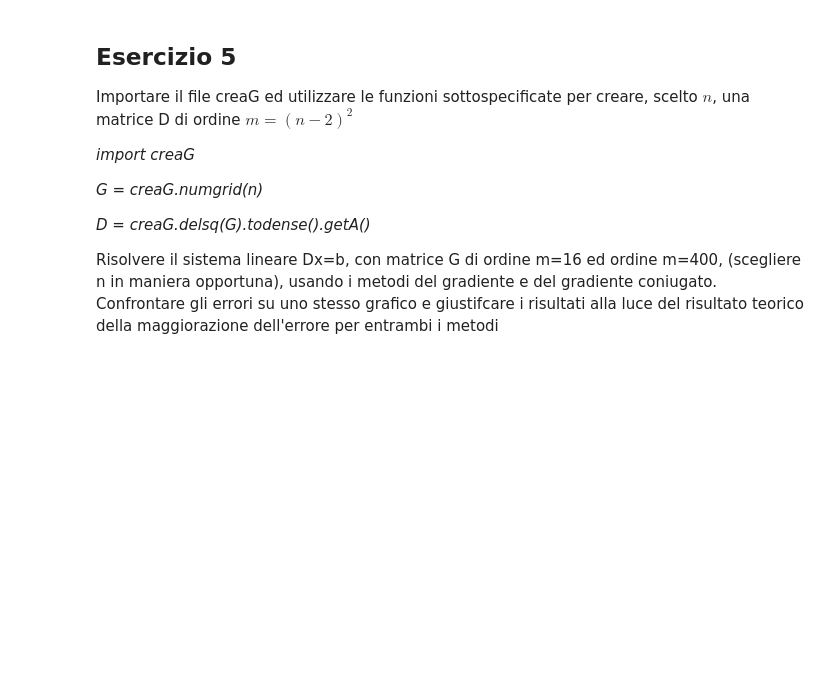
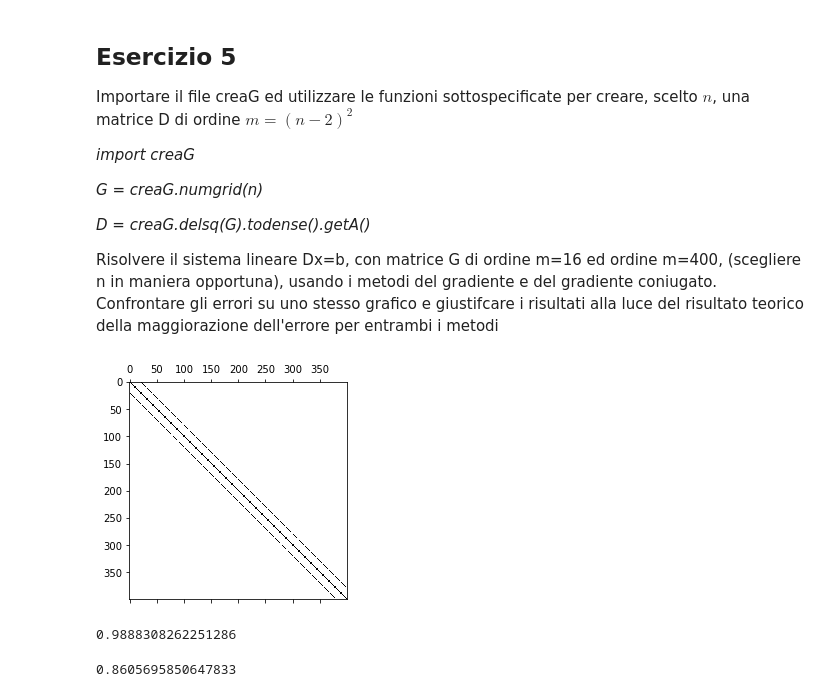
Before and after one commit to AndrewGagliottiUnibo/IoT-Project-network-, a Jupyter notebook: MetodiLab/09/Esercitazione_9.ipynb, the cells around one changed output. Saved outputs shown, nothing was run; the diff lists cells and outputs as text; code cells hidden in the pictures; blank space fills up the shorter version.

```diff
--- a/MetodiLab/09/Esercitazione_9.ipynb
+++ b/MetodiLab/09/Esercitazione_9.ipynb
@@ -190,3 +201,17 @@ Importare il file creaG ed utilizzare le funzioni sottospecificate per creare, s
 *D = creaG.delsq(G).todense().getA()*
 
 Risolvere il sistema lineare Dx=b, con matrice G di ordine m=16 ed ordine m=400, (scegliere n in maniera opportuna), usando i metodi del gradiente e del gradiente coniugato. Confrontare gli errori su uno stesso grafico e giustifcare i risultati alla luce del risultato teorico della maggiorazione dell'errore per entrambi i metodi
+# %%
+import creaG
+n=22  #n=6-->m=16;  n=22-->m=400
+G = creaG.numgrid(n)
+D = creaG.delsq(G).todense().getA()
+plt.spy(D)
+condD=np.linalg.cond(D)
+nD=D.shape[0]
+bD=np.sum(D,axis=1).reshape(nD,1)
+x0_D=np.zeros_like(bD)
+x_gr_D,vet_r_gr_D,vec_sol_gr_D,itG_D=steepestdescent(D,bD,x0_D,itmax,toll)
+x_CG_D,vet_r_CG_D,vec_sol_cg_D,itCG_D=conjugate_gradient(D,bD,x0_D,itmax,toll)
+# %% [output]
+[figure, added]
@@ -192,0 +221,8 @@ Risolvere il sistema lineare Dx=b, con matrice G di ordine m=16 ed ordine m=400,
+# %%
+print((np.linalg.cond(D)-1)/(np.linalg.cond(D)+1))
+# %% [output]
+0.9888308262251286
+# %%
+print((np.sqrt(np.linalg.cond(D))-1)/(np.sqrt(np.linalg.cond(D))+1))
+# %% [output]
+0.8605695850647833
```
Also changed, not shown: parts of 18 cells of this notebook.
